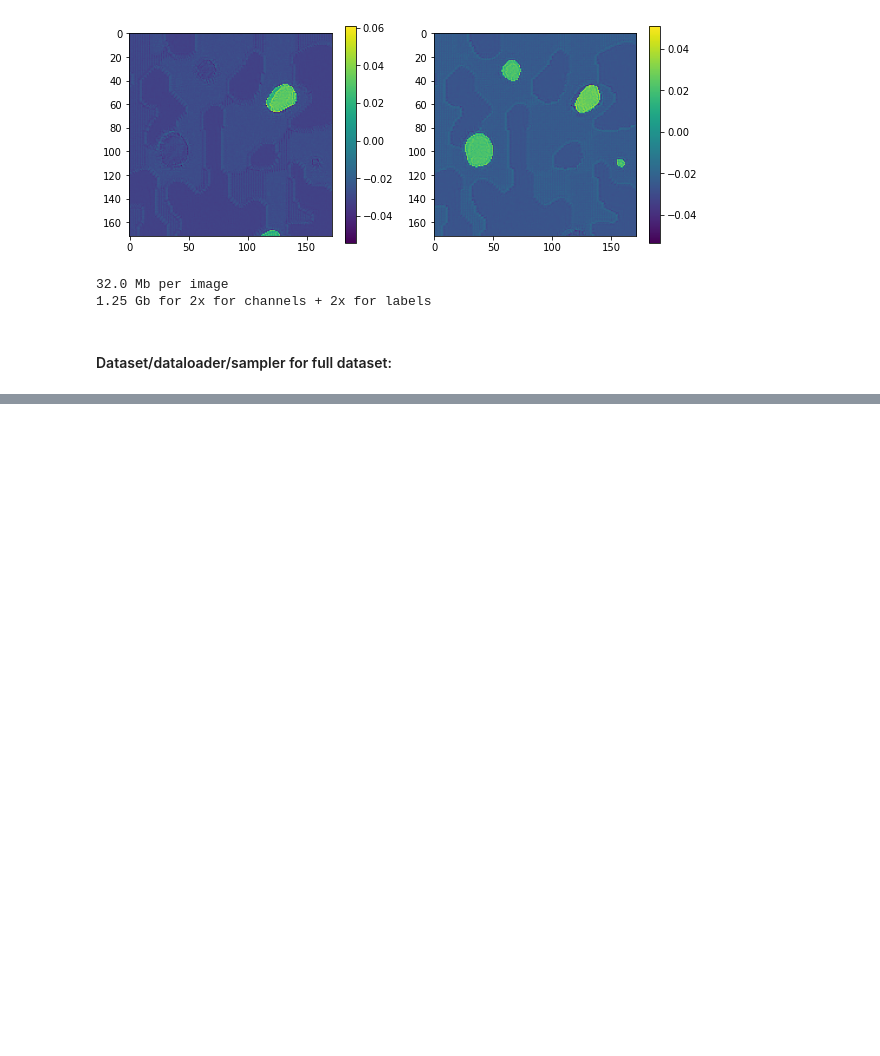
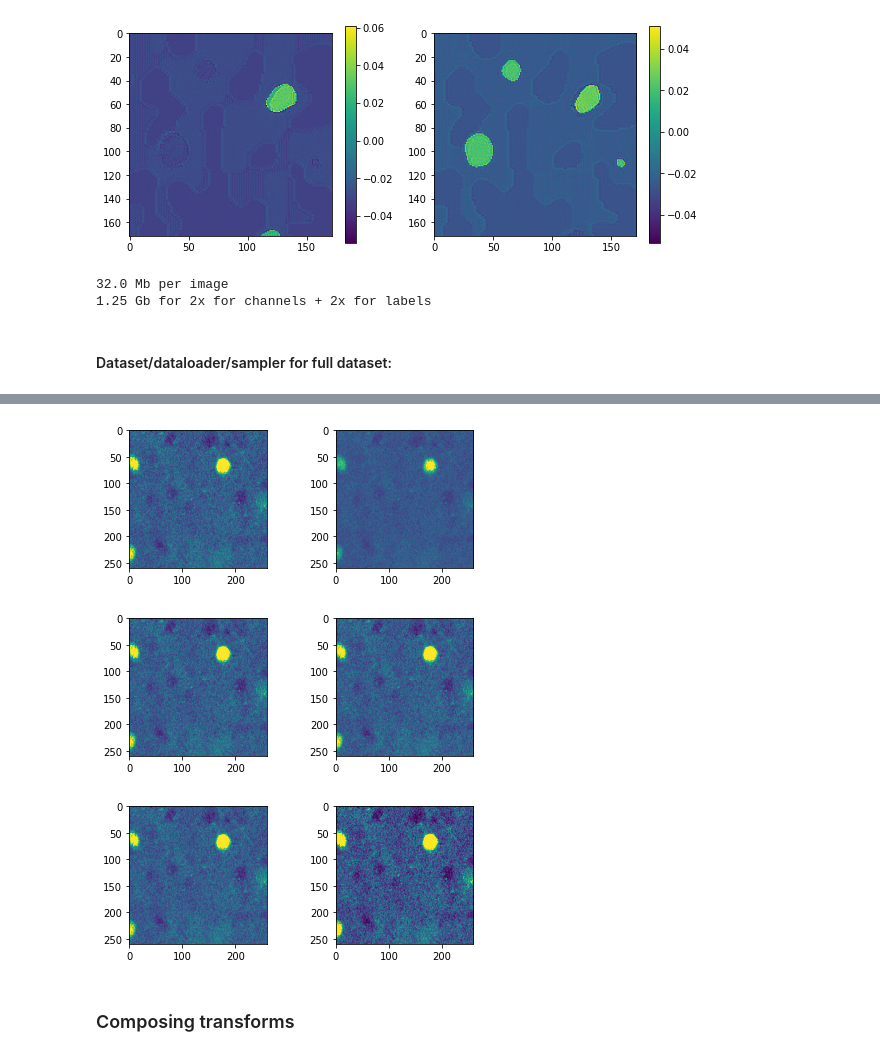
Before and after one commit to nal10/cellcount, a Jupyter notebook: refactor/notebooks/base_unet_datagen.ipynb, the cells around one changed output, grey strips where cells are left out. Saved outputs shown, nothing was run; the diff lists cells and outputs as text; code cells hidden in the pictures; blank space fills up the shorter version.

```diff
--- a/refactor/notebooks/base_unet_datagen.ipynb
+++ b/refactor/notebooks/base_unet_datagen.ipynb
@@ -228,3 +314,23 @@ print(40*(sizeim/(1024**3)), 'Gb for 2x for channels + 2x for labels')
+# %%
+from utils.transforms import My_RandomContrast
+for c in [0.5,1.0,1.5]:
+    con = My_RandomContrast(p=1.0,contrast_factor_list=[c])
+    sample = {'im':batch['im'][1],'lbl':batch['lbl'][1]}
+    sample_ = con(sample)
+
+    plt.figure(figsize=(6,2.5))
+    plt.subplot(121)
+    plt.imshow(np.squeeze(sample['im'].detach().numpy()[0,:,:]),vmin=0,vmax=10)
+    plt.subplot(122)
+    plt.imshow(np.squeeze(sample_['im'].detach().numpy()[0,:,:]),vmin=0,vmax=10)
+    plt.tight_layout()
+    plt.show()
+# %% [output]
+[figure, added]
+[figure, added]
+[figure, added]
+# %% [markdown]
+### Composing transforms
 # %%
 import sys
 from pathlib import Path
```
Also changed, not shown: parts of 20 cells of this notebook, 2 other files.
